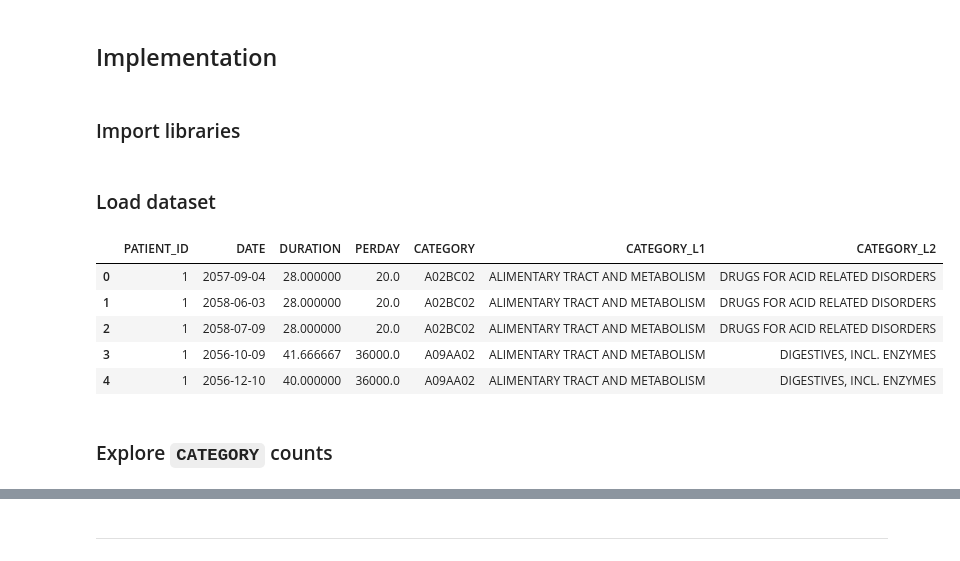
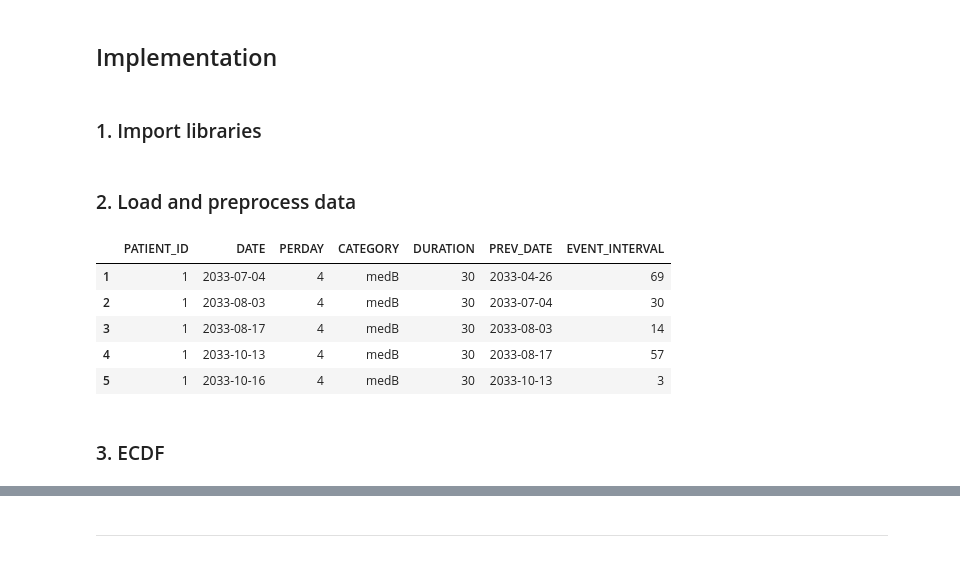
Before and after one commit to psalmantha/SEE, a Jupyter notebook: SEE.ipynb, the cells around one changed output, grey strips where cells are left out. Drawn from its saved outputs; the diff is of its cells as text; code cells hidden in the pictures.

```diff
--- a/SEE.ipynb
+++ b/SEE.ipynb
@@ -11,7 +23,7 @@ _Each step has been encapsulated into **callable functions** as per the given ad
 # %% [markdown]
 ## Implementation
 # %% [markdown]
-### Import libraries
+### 1. Import libraries
 # %%
 import pandas as pd
 import numpy as np
@@ -22,25 +35,32 @@ from sklearn.preprocessing import StandardScaler
 from sklearn.metrics import silhouette_score
 from sklearn.neighbors import NearestNeighbors
 # %% [markdown]
-### Load dataset
+### 2. Load and preprocess data
 # %%
-def load_dataset(filepath):
+def load_and_preprocess(filepath):
     data = pd.read_csv(filepath)
-    data.columns = ["PATIENT_ID", "DATE", "DURATION", "PERDAY", "CATEGORY", "CATEGORY_L1", "CATEGORY_L2"]
-    data['DATE'] = pd.to_datetime(data['DATE'], format='%Y-%m-%d')
+    data.columns = ["PATIENT_ID", "DATE", "PERDAY", "CATEGORY", "DURATION"]
+    data["DATE"] = pd.to_datetime(data["DATE"])
+
+    data = data.sort_values(by=["PATIENT_ID", "DATE"])
+    data["PREV_DATE"] = data.groupby("PATIENT_ID")["DATE"].shift(1)
+    data = data.dropna(subset=["PREV_DATE"])
+    data["EVENT_INTERVAL"] = (data["DATE"] - data["PREV_DATE"]).dt.days
+    data = data[data["EVENT_INTERVAL"] > 0]
+
     return data
 
-filepath = 'med_events_ATC.csv'
-data = load_dataset(filepath)
+filepath = "med_events.csv"
+med_events = load_and_preprocess(filepath)
 
-display(data.head())
+med_events.head()
 # %% [output]
-|  | PATIENT_ID | DATE | DURATION | PERDAY | CATEGORY | CATEGORY_L1 | CATEGORY_L2 |
-| 0 | 1 | 2057-09-04 | 28.000000 | 20.0 | A02BC02 | ALIMENTARY TRACT AND METABOLISM | DRUGS FOR ACID RELATED DISORDERS |
-| 1 | 1 | 2058-06-03 | 28.000000 | 20.0 | A02BC02 | ALIMENTARY TRACT AND METABOLISM | DRUGS FOR ACID RELATED DISORDERS |
-| 2 | 1 | 2058-07-09 | 28.000000 | 20.0 | A02BC02 | ALIMENTARY TRACT AND METABOLISM | DRUGS FOR ACID RELATED DISORDERS |
-| 3 | 1 | 2056-10-09 | 41.666667 | 36000.0 | A09AA02 | ALIMENTARY TRACT AND METABOLISM | DIGESTIVES, INCL. ENZYMES |
-| 4 | 1 | 2056-12-10 | 40.000000 | 36000.0 | A09AA02 | ALIMENTARY TRACT AND METABOLISM | DIGESTIVES, INCL. ENZYMES |
+|  | PATIENT_ID | DATE | PERDAY | CATEGORY | DURATION | PREV_DATE | EVENT_INTERVAL |
+| 1 | 1 | 2033-07-04 | 4 | medB | 30 | 2033-04-26 | 69 |
+| 2 | 1 | 2033-08-03 | 4 | medB | 30 | 2033-07-04 | 30 |
+| 3 | 1 | 2033-08-17 | 4 | medB | 30 | 2033-08-03 | 14 |
+| 4 | 1 | 2033-10-13 | 4 | medB | 30 | 2033-08-17 | 57 |
+| 5 | 1 | 2033-10-16 | 4 | medB | 30 | 2033-10-13 | 3 |
 # %% [markdown]
-### Explore `CATEGORY` counts
+### 3. ECDF
 # %%
```
Also changed, not shown: parts of 15 cells of this notebook, 1 other file.
